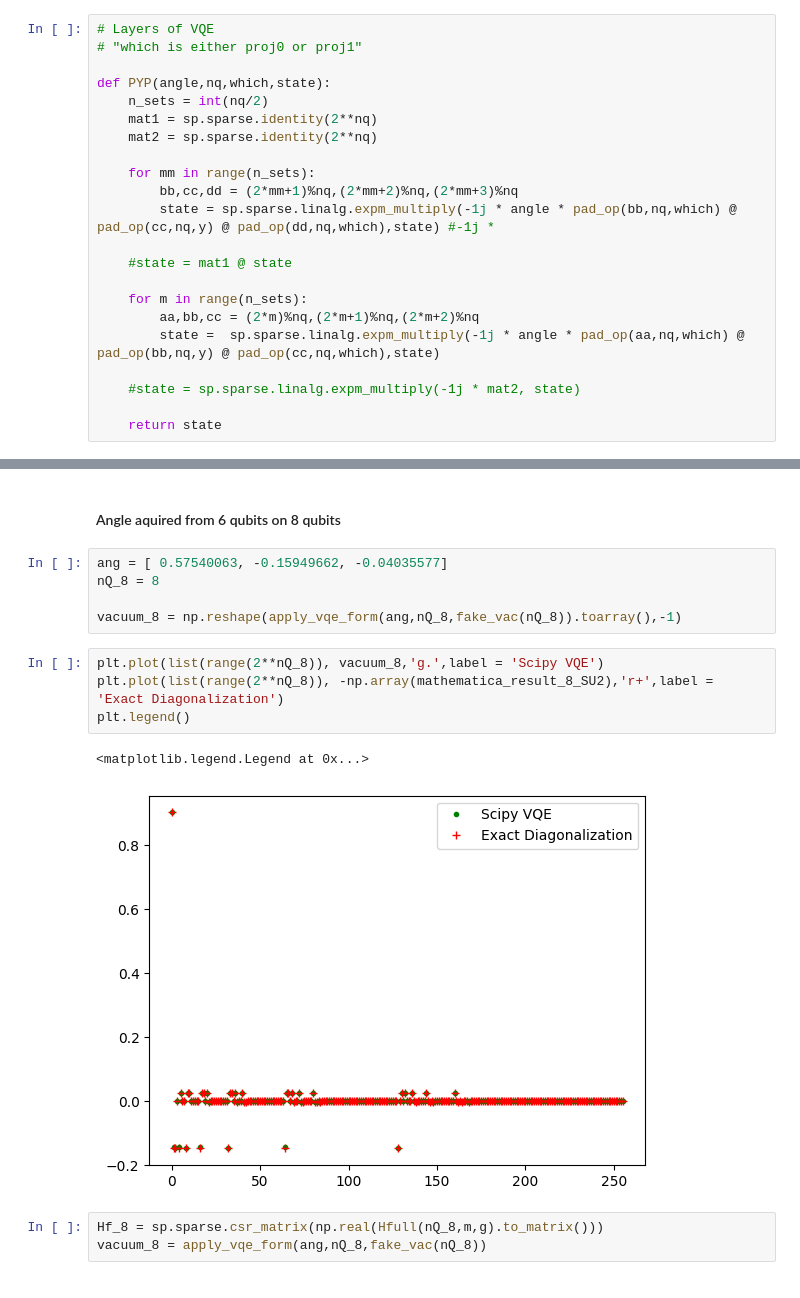
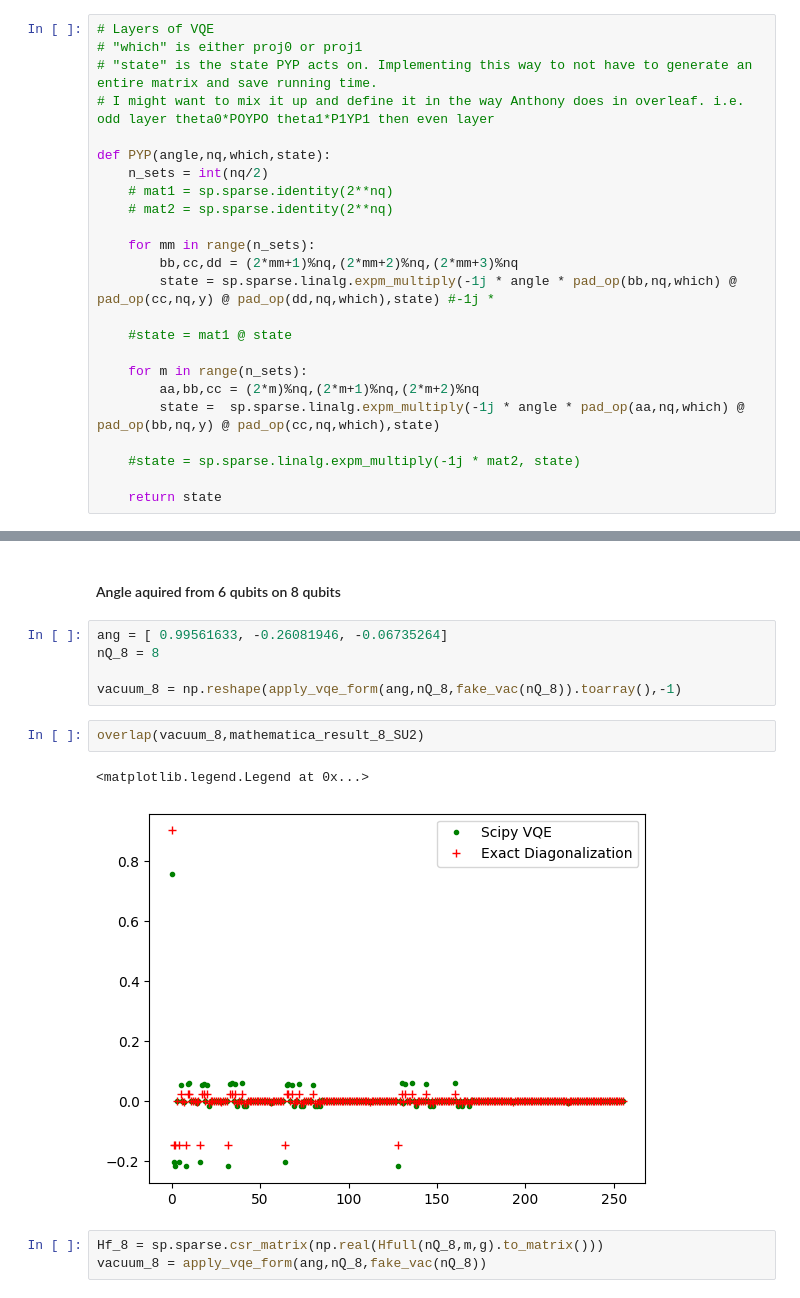
Before and after one commit to zhiyaol/string-breaking, a Jupyter notebook: VQE_for_VacuumPrep.ipynb, the cells around one changed output, grey strips where cells are left out. Saved outputs shown, nothing was run; the diff lists cells and outputs as text.

```diff
--- a/VQE_for_VacuumPrep.ipynb
+++ b/VQE_for_VacuumPrep.ipynb
@@ -10,12 +10,14 @@ nQ = 6
 ## Define VQE form
 # %%
 # Layers of VQE
-# "which is either proj0 or proj1"
+# "which" is either proj0 or proj1
+# "state" is the state PYP acts on. Implementing this way to not have to generate an entire matrix and save running time.
+# I might want to mix it up and define it in the way Anthony does in overleaf. i.e. odd layer theta0*POYPO theta1*P1YP1 then even layer
 
 def PYP(angle,nq,which,state):
     n_sets = int(nq/2)
-    mat1 = sp.sparse.identity(2**nq)
-    mat2 = sp.sparse.identity(2**nq)
+    # mat1 = sp.sparse.identity(2**nq)
+    # mat2 = sp.sparse.identity(2**nq)
 
     for mm in range(n_sets):
         bb,cc,dd = (2*mm+1)%nq,(2*mm+2)%nq,(2*mm+3)%nq
@@ -166,17 +202,15 @@ plt.legend()
 # %% [markdown]
 #### Angle aquired from 6 qubits on 8 qubits
 # %%
-ang = [ 0.57540063, -0.15949662, -0.04035577]
+ang = [ 0.99561633, -0.26081946, -0.06735264]
 nQ_8 = 8
 
 vacuum_8 = np.reshape(apply_vqe_form(ang,nQ_8,fake_vac(nQ_8)).toarray(),-1)
-# %%
-plt.plot(list(range(2**nQ_8)), vacuum_8,'g.',label = 'Scipy VQE')
-plt.plot(list(range(2**nQ_8)), -np.array(mathematica_result_8_SU2),'r+',label = 'Exact Diagonalization')
-plt.legend()
-# %% [output]
-<matplotlib.legend.Legend at 0x...>
-[figure, removed]
+# %%
+overlap(vacuum_8,mathematica_result_8_SU2)
+# %% [output]
+<matplotlib.legend.Legend at 0x...>
+[figure, added]
 # %%
 Hf_8 = sp.sparse.csr_matrix(np.real(Hfull(nQ_8,m,g).to_matrix()))
 vacuum_8 = apply_vqe_form(ang,nQ_8,fake_vac(nQ_8))
```
Also changed, not shown: parts of 18 cells of this notebook, 4 other files.
